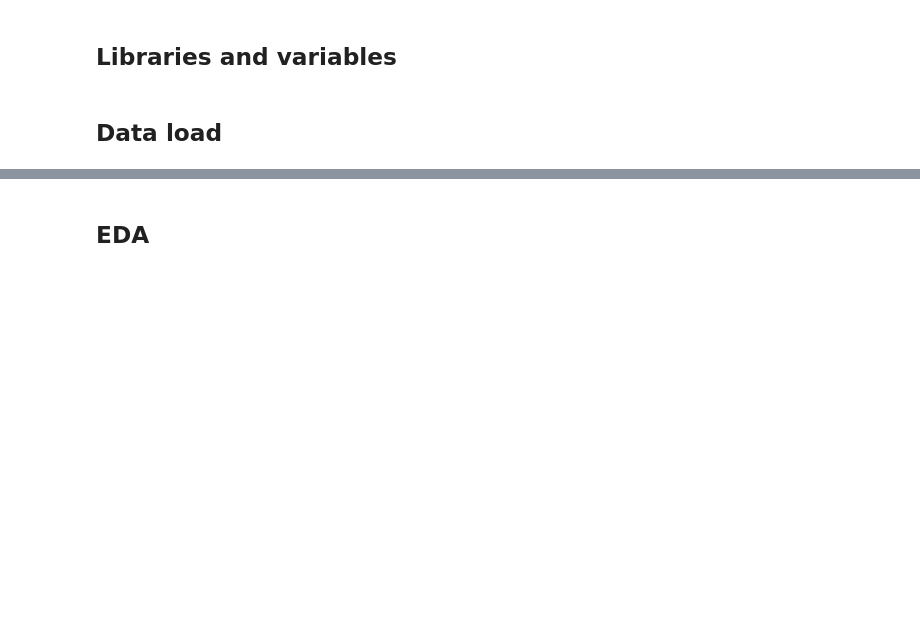
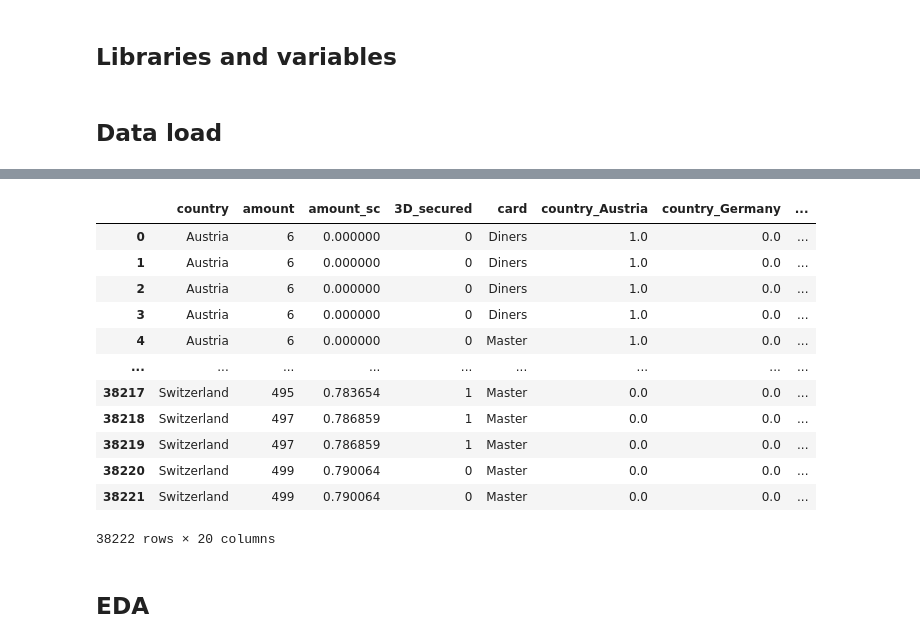
Before and after one commit to marko-boehm/DLMDWME01, a Jupyter notebook: 03_DataAcquistionUnderstanding/3-3_ExploratoryDataAnalysis.ipynb, the cells around one changed output, grey strips where cells are left out. Drawn from its saved outputs; the diff is of its cells as text; code cells hidden in the pictures; blank space fills up the shorter version.

```diff
--- a/03_DataAcquistionUnderstanding/2-2-3_ExploratoryDataAnalysis.ipynb
+++ b/03_DataAcquistionUnderstanding/3-3_ExploratoryDataAnalysis.ipynb
@@ -35,3 +39,19 @@ df
+# %%
+df_regr
+# %% [output]
+|  | country | amount | amount_sc | 3D_secured | card | country_Austria | country_Germany | ... |
+| 0 | Austria | 6 | 0.000000 | 0 | Diners | 1.0 | 0.0 | ... |
+| 1 | Austria | 6 | 0.000000 | 0 | Diners | 1.0 | 0.0 | ... |
+| 2 | Austria | 6 | 0.000000 | 0 | Diners | 1.0 | 0.0 | ... |
+| 3 | Austria | 6 | 0.000000 | 0 | Diners | 1.0 | 0.0 | ... |
+| 4 | Austria | 6 | 0.000000 | 0 | Master | 1.0 | 0.0 | ... |
+| ... | ... | ... | ... | ... | ... | ... | ... | ... |
+| 38217 | Switzerland | 495 | 0.783654 | 1 | Master | 0.0 | 0.0 | ... |
+| 38218 | Switzerland | 497 | 0.786859 | 1 | Master | 0.0 | 0.0 | ... |
+| 38219 | Switzerland | 497 | 0.786859 | 1 | Master | 0.0 | 0.0 | ... |
+| 38220 | Switzerland | 499 | 0.790064 | 0 | Master | 0.0 | 0.0 | ... |
+| 38221 | Switzerland | 499 | 0.790064 | 0 | Master | 0.0 | 0.0 | ... |
+38222 rows × 20 columns
 # %% [markdown]
 ## EDA
 # %% [markdown]
```
Also changed, not shown: parts of 29 cells of this notebook, 22 other files.
